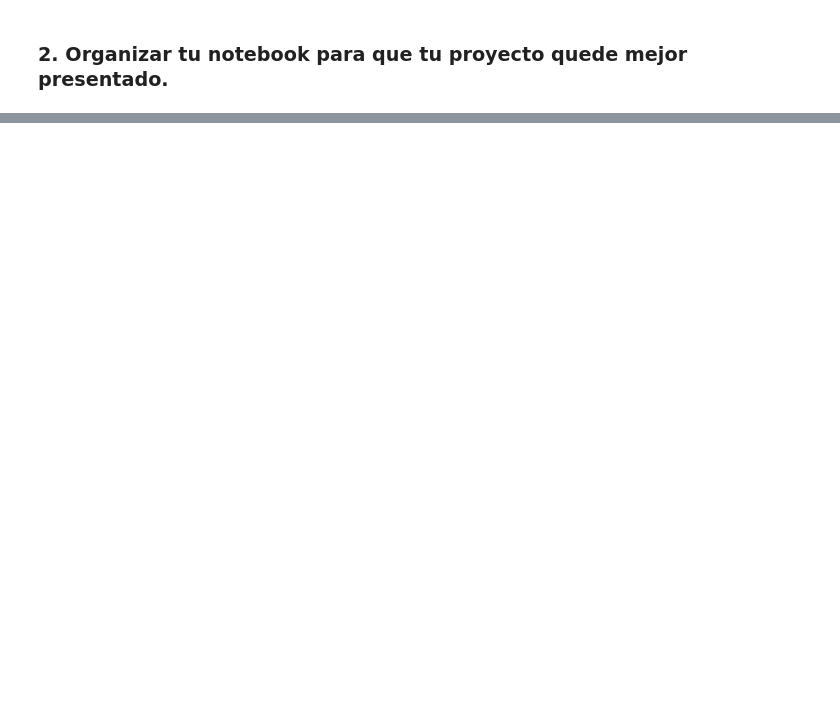
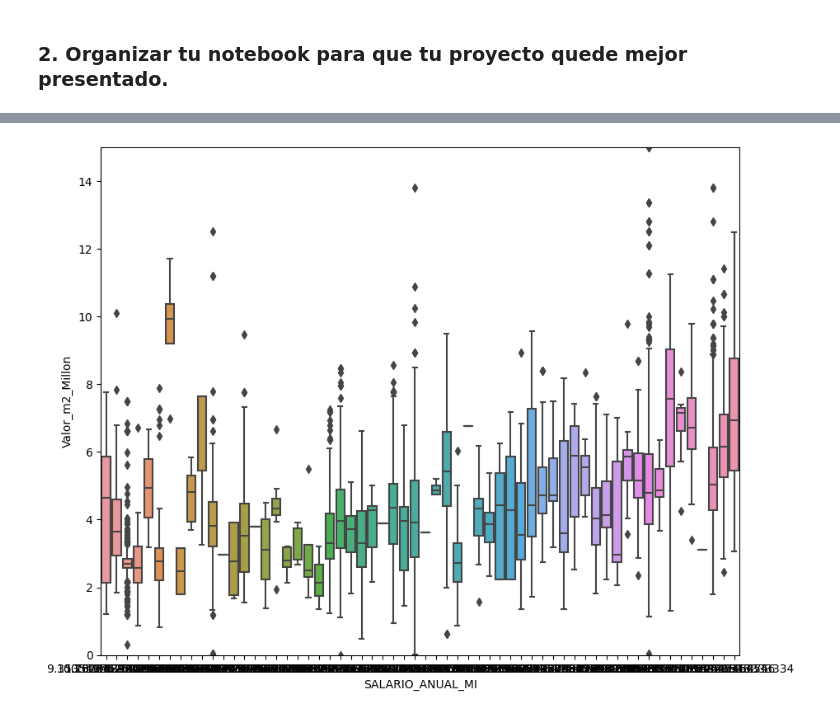
Before and after one commit to CrispthoAlex/inmersion_datos_aluralatam_colab, a Jupyter notebook: INMERSION_DATOS_ALURA.ipynb, the cells around one changed output, grey strips where cells are left out. Saved outputs shown, nothing was run; the diff lists cells and outputs as text; code cells hidden in the pictures; blank space fills up the shorter version.

```diff
--- a/INMERSION_DATOS_ALURA.ipynb
+++ b/INMERSION_DATOS_ALURA.ipynb
@@ -858,0 +1171,3 @@ datos_dane.sample(3)
+# %%
+data_ml['SALARIO_ANUAL_MI'] = data_ml['SALARIO_MES'] * 12 / (10 ** 6)
+data_ml['SALARIO_ANUAL_MI']
@@ -858,0 +1187,8 @@ datos_dane.sample(3)
+# %%
+# boxplot
+plt.figure(figsize=(10, 8))
+sns.boxplot(data= data_ml, x='SALARIO_ANUAL_MI', y= 'Valor_m2_Millon')
+plt.ylim((0, 15))
+plt.show()
+# %% [output]
+[figure, added]
```
Also changed, not shown: parts of 56 cells of this notebook.
